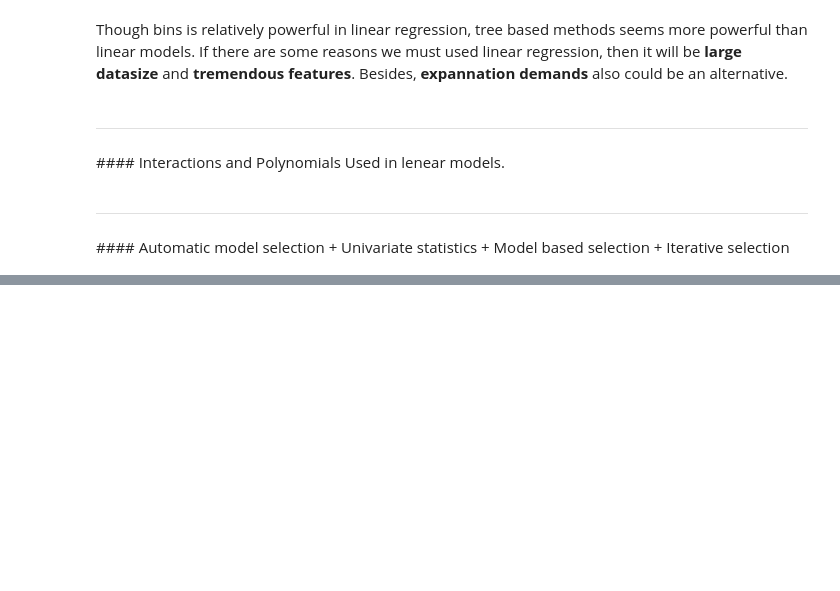
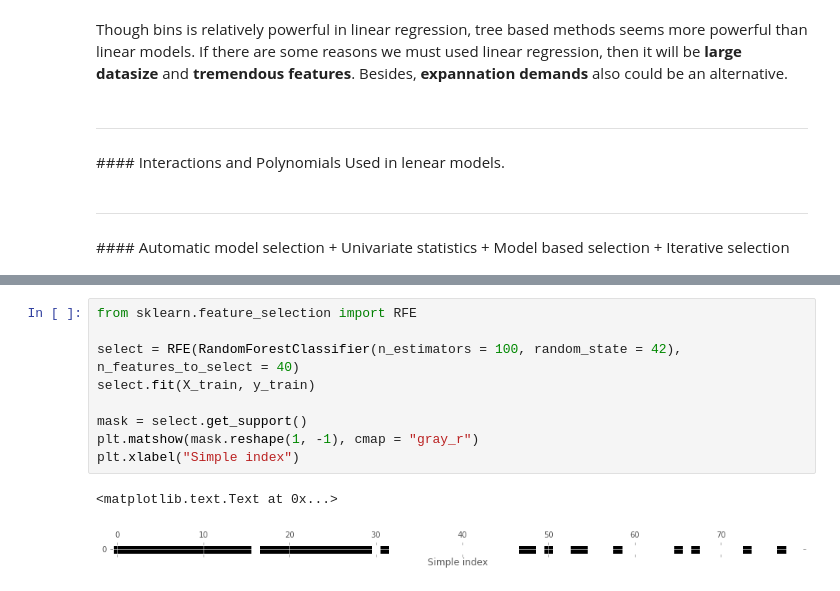
Before and after one commit to Springbudder/Introduction-to-Machine-Learning-O-relly, a Jupyter notebook: Chapter 4 Representing Data and Engineering Features.ipynb, the cells around one changed output, grey strips where cells are left out. Drawn from its saved outputs; the diff is of its cells as text; blank space fills up the shorter version.

```diff
--- a/Chapter 4 Representing Data and Engineering Features.ipynb
+++ b/Chapter 4 Representing Data and Engineering Features.ipynb
@@ -200,0 +316,12 @@ Used in lenear models.
+# %%
+from sklearn.feature_selection import RFE
+
+select = RFE(RandomForestClassifier(n_estimators = 100, random_state = 42), n_features_to_select = 40)
+select.fit(X_train, y_train)
+
+mask = select.get_support()
+plt.matshow(mask.reshape(1, -1), cmap = "gray_r")
+plt.xlabel("Simple index")
+# %% [output]
+<matplotlib.text.Text at 0x...>
+[figure, added]
```
Also changed, not shown: parts of 15 cells of this notebook.
